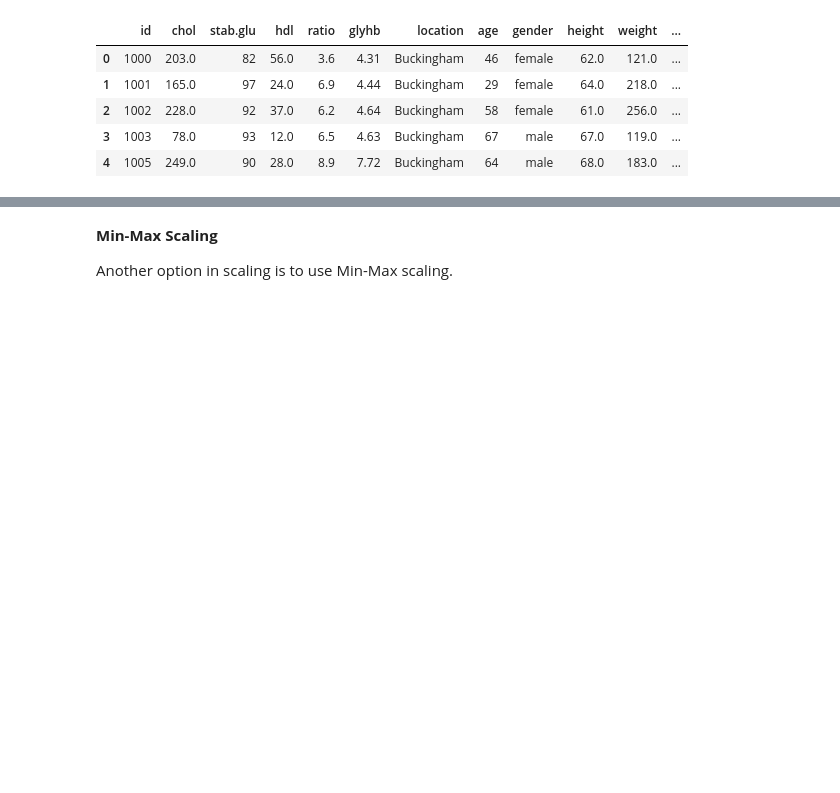
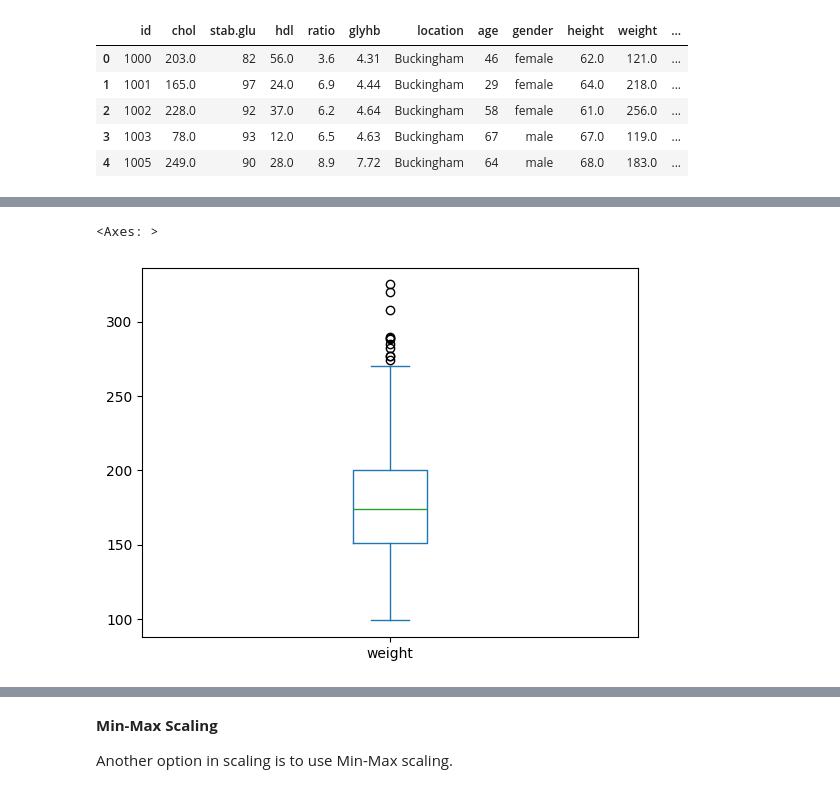
Before and after one commit to dbabichenko/python_for_data_and_analytics, a Jupyter notebook: Data cleaning/DataMungingPartII.ipynb, the cells around one changed output, grey strips where cells are left out. Cells and saved outputs as stored; diff of their text form; code cells hidden in the pictures; blank space fills up the shorter version.

```diff
--- a/Data cleaning/DataMungingPartII.ipynb
+++ b/Data cleaning/DataMungingPartII.ipynb
@@ -53,3 +53,10 @@ df["weight_zscore"].hist(bins=150)
+# %%
+# box plot can also used to show the distribution of a series of data.
+# But in most cases, box plot can be used to show outliers.
+df['weight'].plot.box()
+# %% [output]
+<Axes: >
+[figure, added]
 # %%
 data_scale = preprocessing.scale(df[['chol', 'stab.glu', 'hdl', 'ratio', 'glyhb', 'age',
                                  'height', 'weight', 'bp.1s', 'bp.1d', 'waist', 'hip']])  # Scale the data*
```
Also changed, not shown: parts of 18 cells of this notebook.
